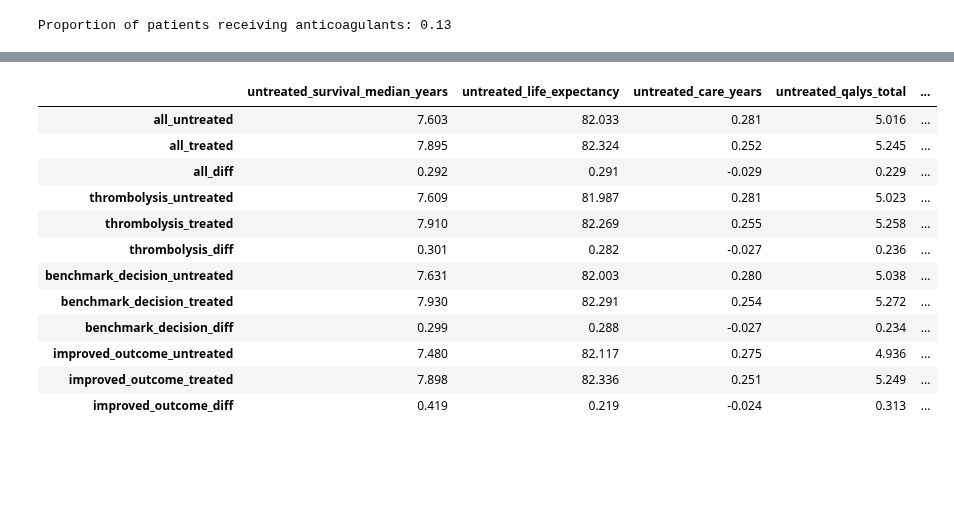
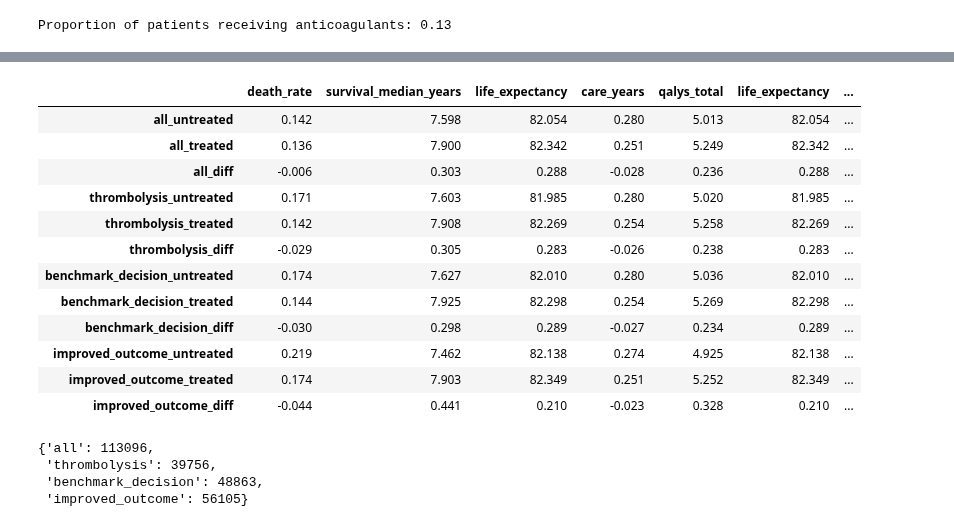
Before and after one commit to samuel-book/samuel_2_production, a Jupyter notebook: for_paper/02_health_economics.ipynb, the cells around one changed output, grey strips where cells are left out. Cells and saved outputs as stored; diff of their text form; code cells hidden in the pictures; blank space fills up the shorter version.

```diff
--- a/for_paper/02_health_economics.ipynb
+++ b/for_paper/02_health_economics.ipynb
@@ -26,9 +26,8 @@ list(data)
  'treated_total_discounted_cost',
  'all']
 # %%
-# Limit to no afib
+# Cherck afib
 mask = data['afib_anticoagulant'] == 0
-data = data[mask]
 
 proportion = 1 - mask.mean()
 print (f'Proportion of patients receiving anticoagulants: {proportion:.2f}')
@@ -78,50 +77,79 @@ results = pd.DataFrame()
 
 # Get descriptive statistics for untreated patients
 untreated_cols = [
+    'untreated_mrs_6',
     'untreated_survival_median_years',
     'untreated_life_expectancy',
     'untreated_care_years',
     'untreated_qalys_total',
     'untreated_life_expectancy',
     'untreated_total_discounted_cost',
     'untreated_mrs_0-2',
     'untreated_mrs_5-6']
 
 treated_cols = [
+    'treated_mrs_6',
     'treated_survival_median_years',
     'treated_life_expectancy',
     'treated_care_years',
     'treated_qalys_total',
     'treated_life_expectancy',
     'treated_total_discounted_cost',
     'treated_mrs_0-2',
     'treated_mrs_5-6']
 
 scenarios = ['all', 'thrombolysis', 'benchmark_decision', 'improved_outcome']
 
+counts = dict()
+
 for scenario in scenarios:
     mask = data[scenario] == 1
+    counts[scenario] = mask.sum()
     selection_untreated = data.loc[mask][untreated_cols].describe().T
     results[f'{scenario}_untreated'] = selection_untreated['mean']
     selection_treated = data.loc[mask][treated_cols].describe().T
     results[f'{scenario}_treated'] = selection_treated['mean'].values
     results[f'{scenario}_diff'] = results[f'{scenario}_treated'] - results[f'{scenario}_untreated']
 
+results = results.T
+
+col_names = [
+    'death_rate',
+    'survival_median_years',
+    'life_expectancy',
+    'care_years',
+    'qalys_total',
+    'life_expectancy',
+    'total_discounted_cost',
+    'mrs_0-2',
+    'mrs_5-6',]
+
+# Create a rename dictionary
+rename_dict = dict(zip(results.columns, col_names))
+results = results.rename(columns=rename_dict)
 
 
-results.T.to_csv('./output/he_summary.csv')
-results.T.round(3)
+
+results.to_csv('./output/he_summary.csv')
+results.round(3)
 # %% [output]
-|  | untreated_survival_median_years | untreated_life_expectancy | untreated_care_years | untreated_qalys_total | ... |
-| all_untreated | 7.603 | 82.033 | 0.281 | 5.016 | ... |
-| all_treated | 7.895 | 82.324 | 0.252 | 5.245 | ... |
-| all_diff | 0.292 | 0.291 | -0.029 | 0.229 | ... |
-| thrombolysis_untreated | 7.609 | 81.987 | 0.281 | 5.023 | ... |
-| thrombolysis_treated | 7.910 | 82.269 | 0.255 | 5.258 | ... |
-| thrombolysis_diff | 0.301 | 0.282 | -0.027 | 0.236 | ... |
-| benchmark_decision_untreated | 7.631 | 82.003 | 0.280 | 5.038 | ... |
-| benchmark_decision_treated | 7.930 | 82.291 | 0.254 | 5.272 | ... |
-| benchmark_decision_diff | 0.299 | 0.288 | -0.027 | 0.234 | ... |
-| improved_outcome_untreated | 7.480 | 82.117 | 0.275 | 4.936 | ... |
-| improved_outcome_treated | 7.898 | 82.336 | 0.251 | 5.249 | ... |
-| improved_outcome_diff | 0.419 | 0.219 | -0.024 | 0.313 | ... |
+|  | death_rate | survival_median_years | life_expectancy | care_years | qalys_total | life_expectancy | ... |
+| all_untreated | 0.142 | 7.598 | 82.054 | 0.280 | 5.013 | 82.054 | ... |
+| all_treated | 0.136 | 7.900 | 82.342 | 0.251 | 5.249 | 82.342 | ... |
+| all_diff | -0.006 | 0.303 | 0.288 | -0.028 | 0.236 | 0.288 | ... |
+| thrombolysis_untreated | 0.171 | 7.603 | 81.985 | 0.280 | 5.020 | 81.985 | ... |
+| thrombolysis_treated | 0.142 | 7.908 | 82.269 | 0.254 | 5.258 | 82.269 | ... |
+| thrombolysis_diff | -0.029 | 0.305 | 0.283 | -0.026 | 0.238 | 0.283 | ... |
+| benchmark_decision_untreated | 0.174 | 7.627 | 82.010 | 0.280 | 5.036 | 82.010 | ... |
+| benchmark_decision_treated | 0.144 | 7.925 | 82.298 | 0.254 | 5.269 | 82.298 | ... |
+| benchmark_decision_diff | -0.030 | 0.298 | 0.289 | -0.027 | 0.234 | 0.289 | ... |
+| improved_outcome_untreated | 0.219 | 7.462 | 82.138 | 0.274 | 4.925 | 82.138 | ... |
+| improved_outcome_treated | 0.174 | 7.903 | 82.349 | 0.251 | 5.252 | 82.349 | ... |
+| improved_outcome_diff | -0.044 | 0.441 | 0.210 | -0.023 | 0.328 | 0.210 | ... |
+# %%
+counts
+# %% [output]
+{'all': 113096,
+ 'thrombolysis': 39756,
+ 'benchmark_decision': 48863,
+ 'improved_outcome': 56105}
```
Also changed, not shown: parts of 1 cell of this notebook, 2 other files.
